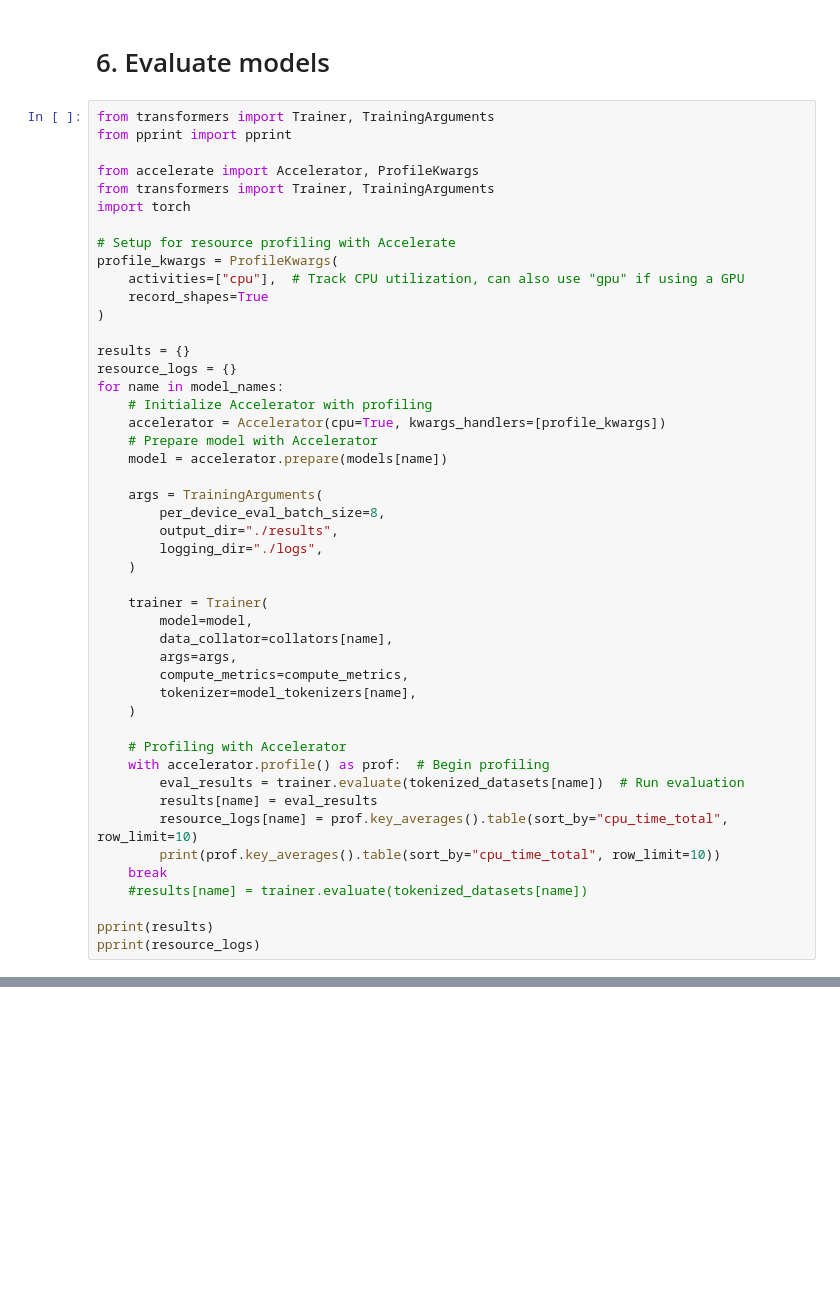
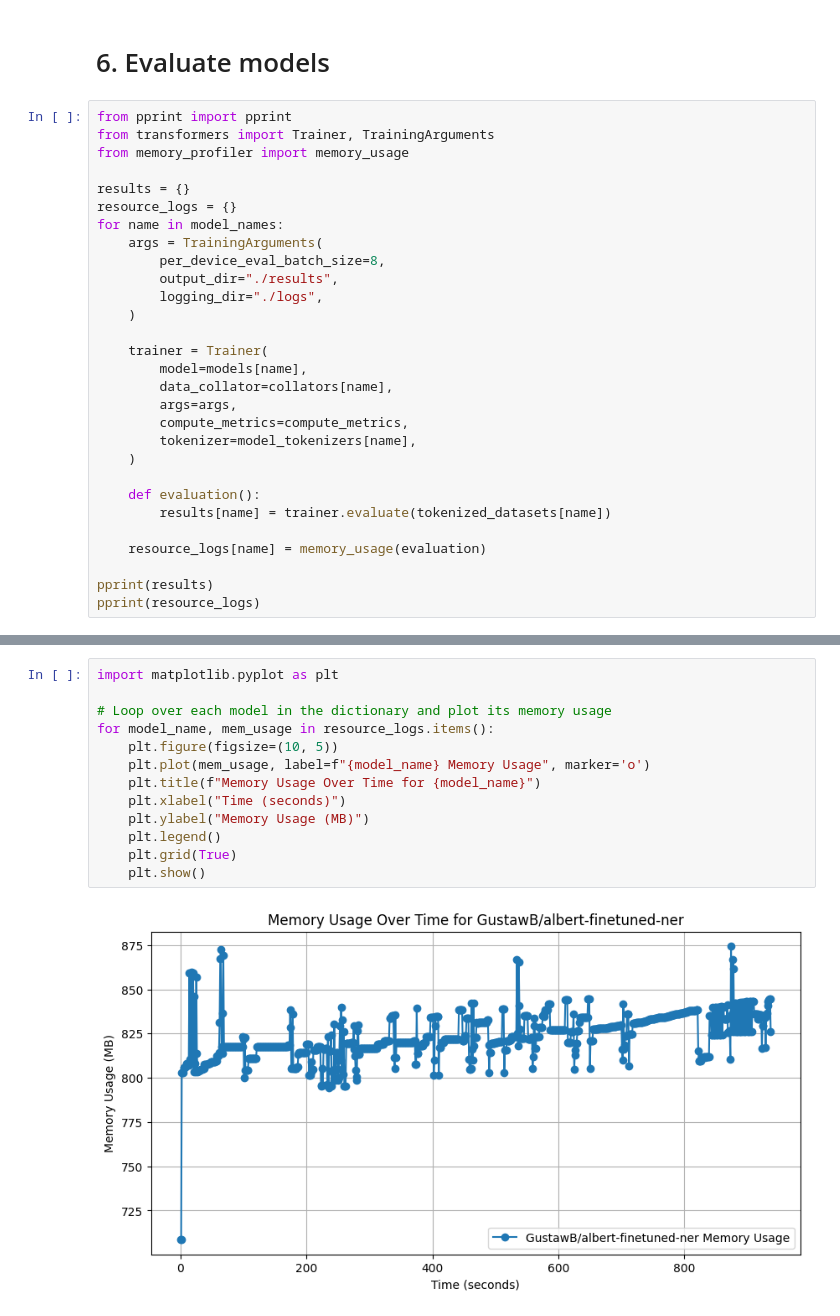
Before and after one commit to ZPP-MURMURAS/ZPP_Murmuras, a Jupyter notebook: Research/HuggingFaceModels/HowToTestModels.ipynb, the cells around one changed output, grey strips where cells are left out. Cells and saved outputs as stored; diff of their text form; blank space fills up the shorter version.

Commit message:
Add some kind of memory usage checker (works, but needs improvements).

```diff
--- a/Research/HuggingFaceModels/HowToTestModels.ipynb
+++ b/Research/HuggingFaceModels/HowToTestModels.ipynb
@@ -133,27 +133,13 @@ def compute_metrics(eval_preds):
 # %% [markdown]
 # 6. Evaluate models
 # %%
+from pprint import pprint
 from transformers import Trainer, TrainingArguments
-from pprint import pprint
-
-from accelerate import Accelerator, ProfileKwargs
-from transformers import Trainer, TrainingArguments
-import torch
-
-# Setup for resource profiling with Accelerate
-profile_kwargs = ProfileKwargs(
-    activities=["cpu"],  # Track CPU utilization, can also use "gpu" if using a GPU
-    record_shapes=True
-)
+from memory_profiler import memory_usage
 
 results = {}
 resource_logs = {}
 for name in model_names:
-    # Initialize Accelerator with profiling
-    accelerator = Accelerator(cpu=True, kwargs_handlers=[profile_kwargs])
-    # Prepare model with Accelerator
-    model = accelerator.prepare(models[name])
-
     args = TrainingArguments(
         per_device_eval_batch_size=8,
         output_dir="./results",
@@ -161,21 +147,17 @@ for name in model_names:
     )
 
     trainer = Trainer(
-        model=model,
+        model=models[name],
         data_collator=collators[name],
         args=args,
         compute_metrics=compute_metrics,
         tokenizer=model_tokenizers[name],
     )
 
-    # Profiling with Accelerator
-    with accelerator.profile() as prof:  # Begin profiling
-        eval_results = trainer.evaluate(tokenized_datasets[name])  # Run evaluation
-        results[name] = eval_results
-        resource_logs[name] = prof.key_averages().table(sort_by="cpu_time_total", row_limit=10)
-        print(prof.key_averages().table(sort_by="cpu_time_total", row_limit=10))
-    break
-    #results[name] = trainer.evaluate(tokenized_datasets[name])
+    def evaluation():
+        results[name] = trainer.evaluate(tokenized_datasets[name])
+
+    resource_logs[name] = memory_usage(evaluation)
 
 pprint(results)
 pprint(resource_logs)
@@ -184,0 +187,15 @@ KeyboardInterrupt
+# %%
+import matplotlib.pyplot as plt
+
+# Loop over each model in the dictionary and plot its memory usage
+for model_name, mem_usage in resource_logs.items():
+    plt.figure(figsize=(10, 5))
+    plt.plot(mem_usage, label=f"{model_name} Memory Usage", marker='o')
+    plt.title(f"Memory Usage Over Time for {model_name}")
+    plt.xlabel("Time (seconds)")
+    plt.ylabel("Memory Usage (MB)")
+    plt.legend()
+    plt.grid(True)
+    plt.show()
+# %% [output]
+[figure, added]
```
Also changed, not shown: parts of 5 cells of this notebook, 1 other file.
